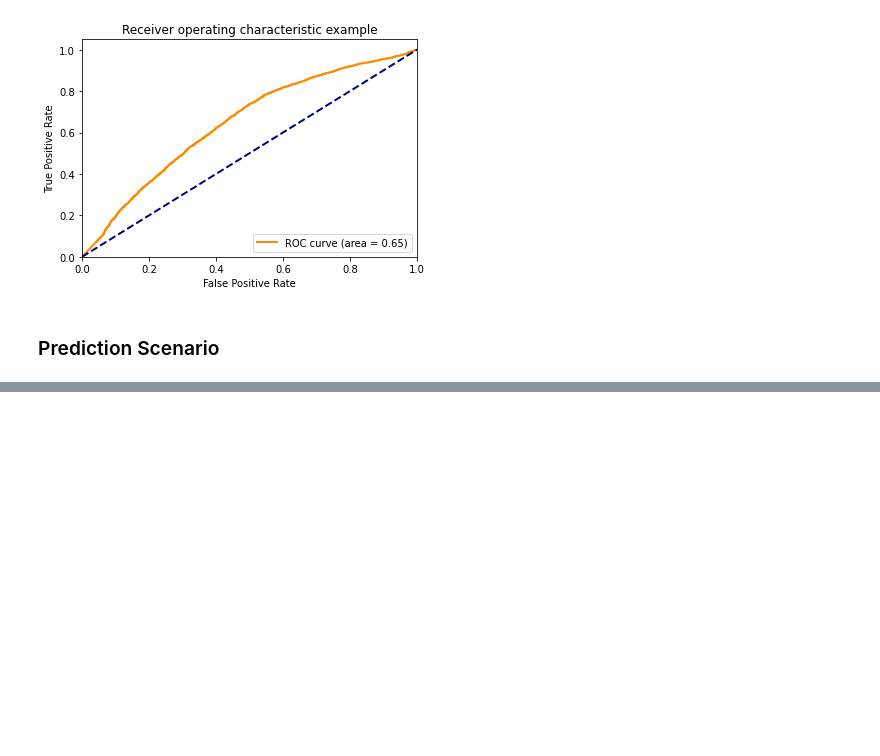
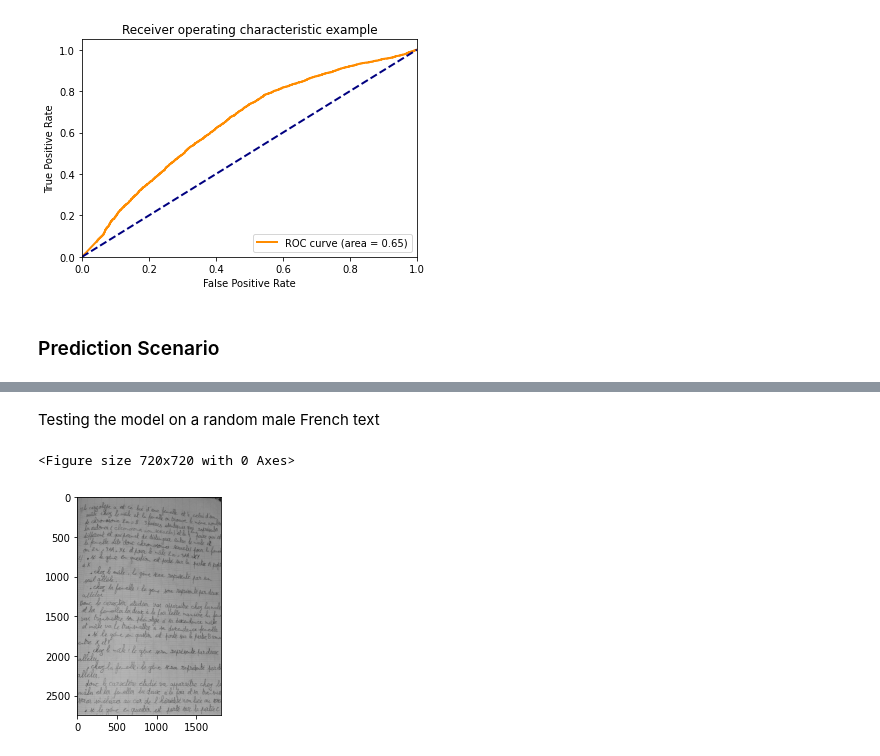
Before and after one commit to ismailnajah/Gender_Prediction_from_handwritting_using_CNN_model, a Jupyter notebook: CNN_Model_gender_prediction_from_handwritting.ipynb, the cells around one changed output, grey strips where cells are left out. Drawn from its saved outputs; the diff is of its cells as text; code cells hidden in the pictures; blank space fills up the shorter version.

```diff
--- a/CNN_Model_gender_prediction_from_handwritting.ipynb
+++ b/CNN_Model_gender_prediction_from_handwritting.ipynb
@@ -488,0 +491,10 @@ pridected gender : Female | accuracy 0.74
+# %% [markdown]
+Testing the model on a random male French text
+# %%
+path = "/content/Male.jpg"
+img_array = cv2.imread(path, cv2.IMREAD_GRAYSCALE)
+plt.figure(figsize=(10,10))
+show_img(img_array)
+# %% [output]
+<Figure size 720x720 with 0 Axes>
+[figure, added]
```
Also changed, not shown: parts of 4 cells of this notebook.
